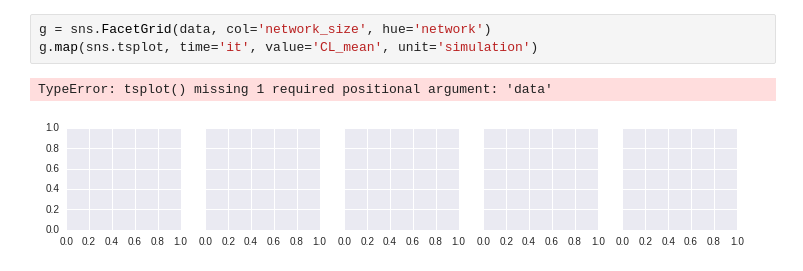
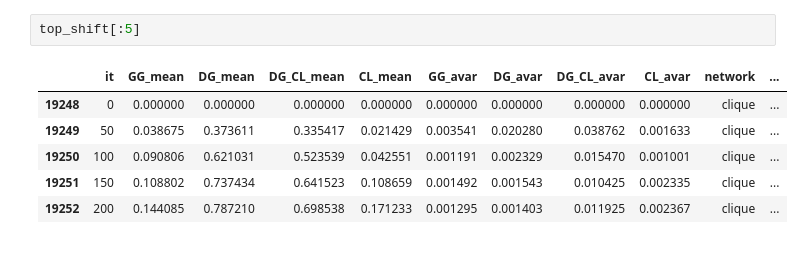
Before and after one commit to zubekj/cog-abm, a Jupyter notebook: extended_sim_analyses.ipynb, the cells around one changed output. Drawn from its saved outputs; the diff is of its cells as text.

```diff
--- a/extended_sim_analyses.ipynb
+++ b/extended_sim_analyses.ipynb
@@ -26,6 +28,9 @@ sns.tsplot(data=data[data.network_size == ], time='it', value='CL_mean', unit='s
-# %%
-g = sns.FacetGrid(data, col='network_size', hue='network')
-g.map(sns.tsplot, time='it', value='CL_mean', unit='simulation')
-# %% [output]
-TypeError: tsplot() missing 1 required positional argument: 'data'
-[figure, removed]
+# %%
+top_shift[:5]
+# %% [output]
+|  | it | GG_mean | DG_mean | DG_CL_mean | CL_mean | GG_avar | DG_avar | DG_CL_avar | CL_avar | network | ... |
+| 19248 | 0 | 0.000000 | 0.000000 | 0.000000 | 0.000000 | 0.000000 | 0.000000 | 0.000000 | 0.000000 | clique | ... |
+| 19249 | 50 | 0.038675 | 0.373611 | 0.335417 | 0.021429 | 0.003541 | 0.020280 | 0.038762 | 0.001633 | clique | ... |
+| 19250 | 100 | 0.090806 | 0.621031 | 0.523539 | 0.042551 | 0.001191 | 0.002329 | 0.015470 | 0.001001 | clique | ... |
+| 19251 | 150 | 0.108802 | 0.737434 | 0.641523 | 0.108659 | 0.001492 | 0.001543 | 0.010425 | 0.002335 | clique | ... |
+| 19252 | 200 | 0.144085 | 0.787210 | 0.698538 | 0.171233 | 0.001295 | 0.001403 | 0.011925 | 0.002367 | clique | ... |
```
Also changed, not shown: parts of 11 cells of this notebook.
